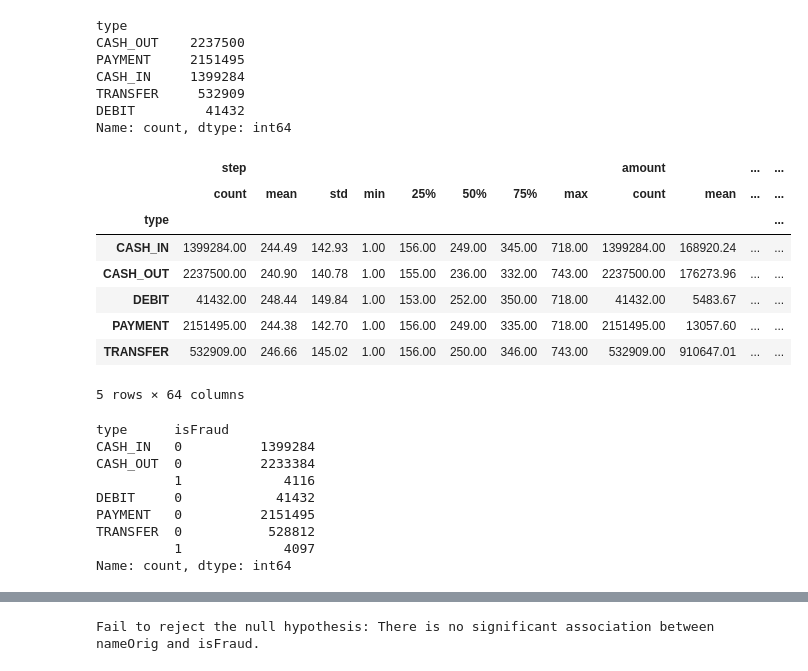
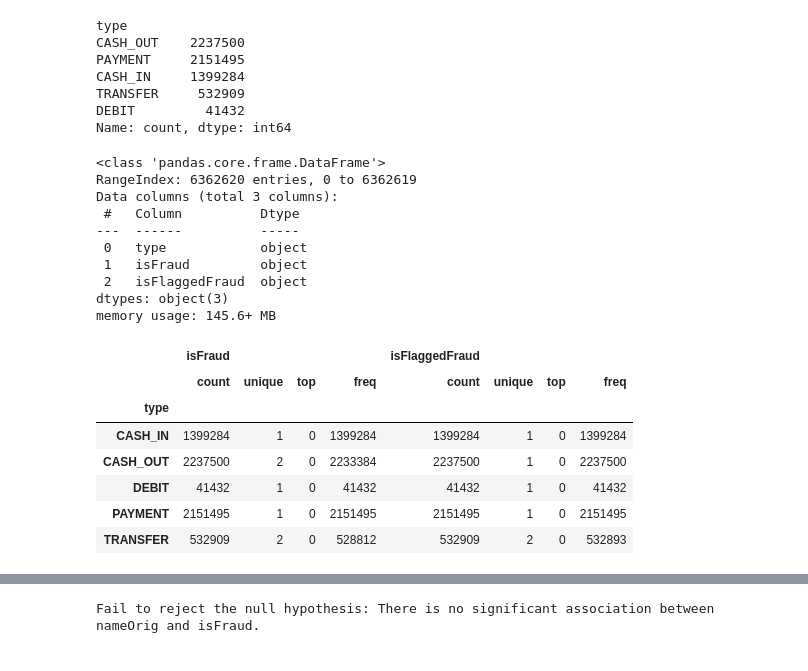
Before and after one commit to olena4reunited/fraud_prediction, a Jupyter notebook: research.ipynb, the cells around one changed output, grey strips where cells are left out. Saved outputs shown, nothing was run; the diff lists cells and outputs as text; code cells hidden in the pictures.

```diff
--- a/research.ipynb
+++ b/research.ipynb
@@ -121,27 +121,31 @@ CASH_IN     1399284
 TRANSFER     532909
 DEBIT         41432
 Name: count, dtype: int64
+# %%
+sdf = df[["type", "isFraud", "isFlaggedFraud"]].copy()
+sdf["isFraud"] = sdf["isFraud"].astype(object)
+sdf["isFlaggedFraud"] = sdf["isFlaggedFraud"].astype(object)
+
+sdf.info()
+# %% [output]
+<class 'pandas.core.frame.DataFrame'>
+RangeIndex: 6362620 entries, 0 to 6362619
+Data columns (total 3 columns):
+ #   Column          Dtype
+---  ------          -----
+ 0   type            object
+ 1   isFraud         object
+ 2   isFlaggedFraud  object
+dtypes: object(3)
+memory usage: 145.6+ MB
 # %%
-df.groupby("type").describe()
+sdf.groupby("type").describe(include="all")
 # %% [output]
-|  | step |  |  |  |  |  |  |  | amount |  | ... | ... |
-|  | count | mean | std | min | 25% | 50% | 75% | max | count | mean | ... | ... |
-| type |  |  |  |  |  |  |  |  |  |  |  | ... |
-| CASH_IN | 1399284.00 | 244.49 | 142.93 | 1.00 | 156.00 | 249.00 | 345.00 | 718.00 | 1399284.00 | 168920.24 | ... | ... |
-| CASH_OUT | 2237500.00 | 240.90 | 140.78 | 1.00 | 155.00 | 236.00 | 332.00 | 743.00 | 2237500.00 | 176273.96 | ... | ... |
-| DEBIT | 41432.00 | 248.44 | 149.84 | 1.00 | 153.00 | 252.00 | 350.00 | 718.00 | 41432.00 | 5483.67 | ... | ... |
-| PAYMENT | 2151495.00 | 244.38 | 142.70 | 1.00 | 156.00 | 249.00 | 335.00 | 718.00 | 2151495.00 | 13057.60 | ... | ... |
-| TRANSFER | 532909.00 | 246.66 | 145.02 | 1.00 | 156.00 | 250.00 | 346.00 | 743.00 | 532909.00 | 910647.01 | ... | ... |
+|  | isFraud |  |  |  | isFlaggedFraud |  |  |  |
+|  | count | unique | top | freq | count | unique | top | freq |
+| type |  |  |  |  |  |  |  |  |
+| CASH_IN | 1399284 | 1 | 0 | 1399284 | 1399284 | 1 | 0 | 1399284 |
+| CASH_OUT | 2237500 | 2 | 0 | 2233384 | 2237500 | 1 | 0 | 2237500 |
+| DEBIT | 41432 | 1 | 0 | 41432 | 41432 | 1 | 0 | 41432 |
+| PAYMENT | 2151495 | 1 | 0 | 2151495 | 2151495 | 1 | 0 | 2151495 |
+| TRANSFER | 532909 | 2 | 0 | 528812 | 532909 | 2 | 0 | 532893 |
-5 rows × 64 columns
-# %%
-df.groupby("type")["isFraud"].value_counts()
-# %% [output]
-type      isFraud
-CASH_IN   0          1399284
-CASH_OUT  0          2233384
-          1             4116
-DEBIT     0            41432
-PAYMENT   0          2151495
-TRANSFER  0           528812
-          1             4097
-Name: count, dtype: int64
```
Also changed, not shown: parts of 43 cells of this notebook.
